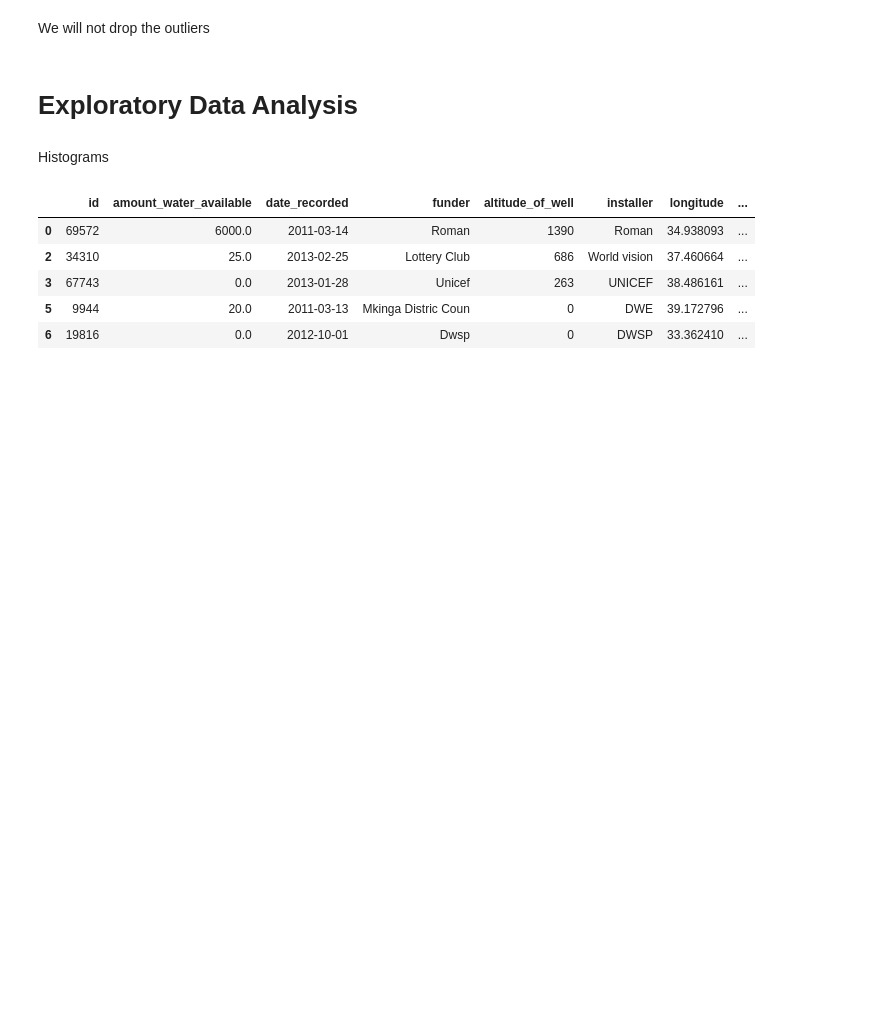
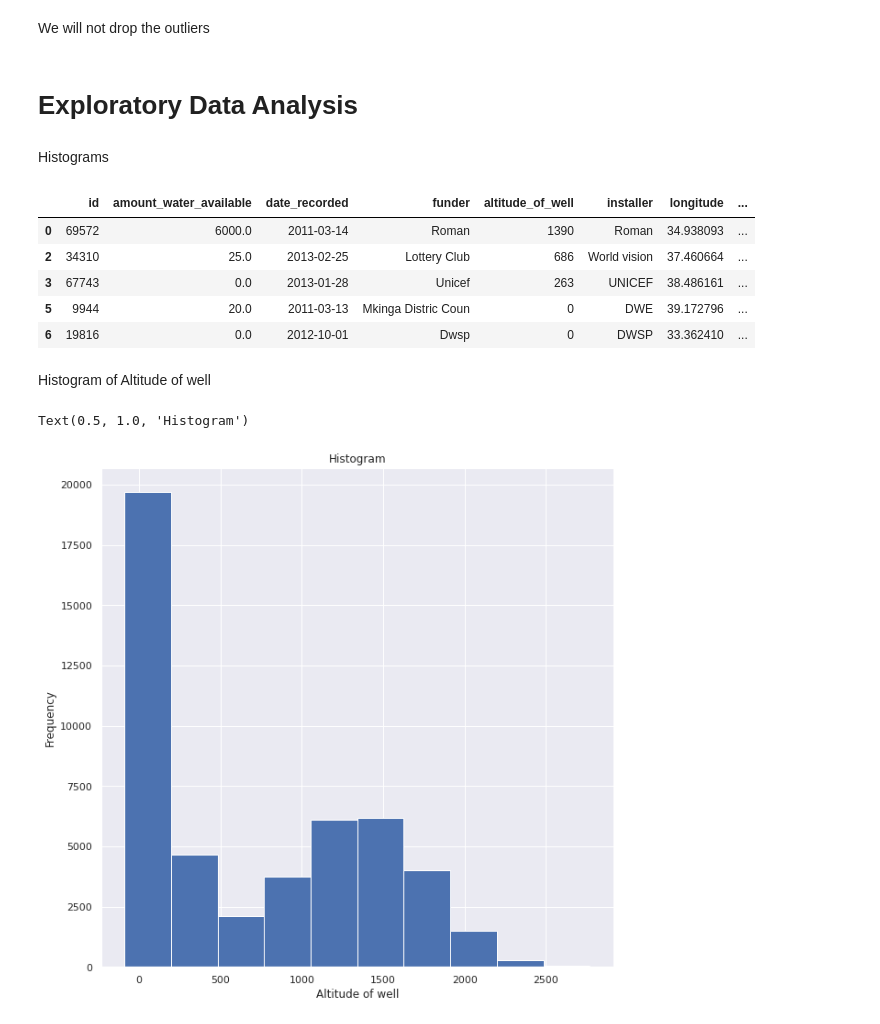
Before and after one commit to njonge-nathan/Capstone-Data-Mining-the-Water-Table.ipynb, a Jupyter notebook: Capstone_Data_Mining_the_Water_Table.ipynb, the cells around one changed output. Cells and saved outputs as stored; diff of their text form; code cells hidden in the pictures; blank space fills up the shorter version.

```diff
--- a/Capstone_Data_Mining_the_Water_Table.ipynb
+++ b/Capstone_Data_Mining_the_Water_Table.ipynb
@@ -427,3 +427,15 @@ train_final.head(5)
 | 3 | 67743 | 0.0 | 2013-01-28 | Unicef | 263 | UNICEF | 38.486161 | ... |
 | 5 | 9944 | 20.0 | 2011-03-13 | Mkinga Distric Coun | 0 | DWE | 39.172796 | ... |
 | 6 | 19816 | 0.0 | 2012-10-01 | Dwsp | 0 | DWSP | 33.362410 | ... |
+# %% [markdown]
+Histogram of Altitude of well
+# %%
+# Histogram of Altitude of well
+plt.figure(figsize=(10,10))
+sns.set_theme(style='darkgrid')
+plt.xlabel('Altitude of well',fontsize=(12))
+plt.ylabel('',fontsize=(12))
+train_final['altitude_of_well'].plot.hist().set_title('Histogram')
+# %% [output]
+Text(0.5, 1.0, 'Histogram')
+[figure, added]
```
Also changed, not shown: parts of 8 cells of this notebook.
